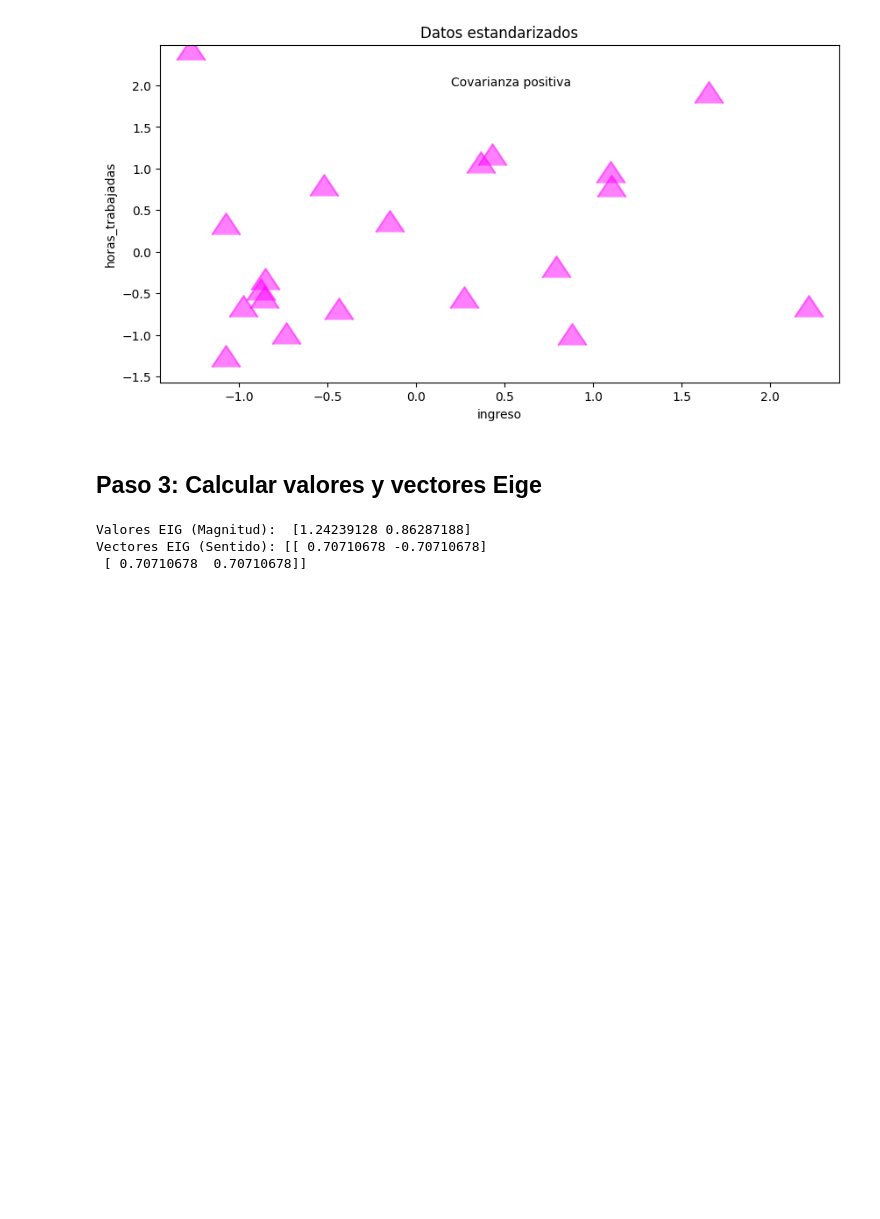
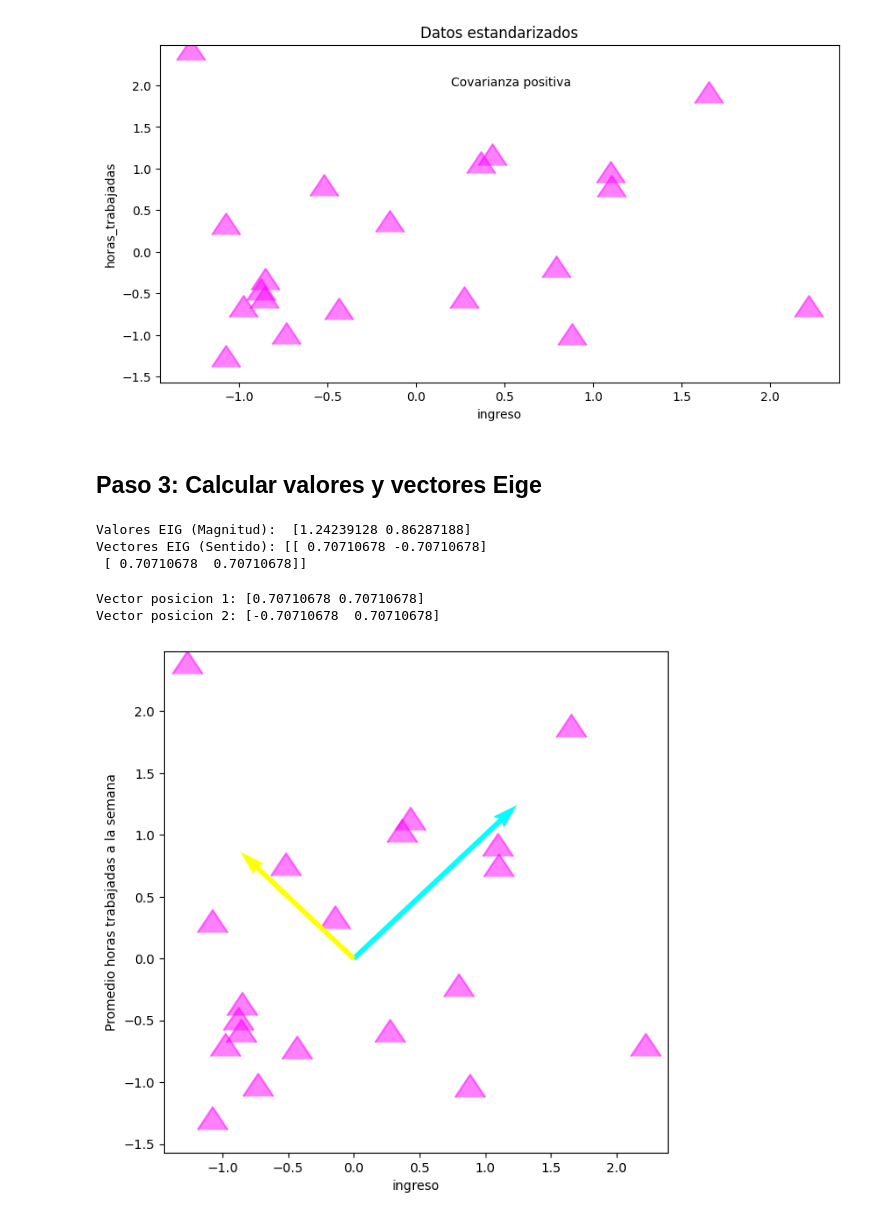
Before and after one commit to Thomas0624/Machine-Learning, a Jupyter notebook: PCA.ipynb, the cells around one changed output. Drawn from its saved outputs; the diff is of its cells as text; code cells hidden in the pictures; blank space fills up the shorter version.

```diff
--- a/PCA.ipynb
+++ b/PCA.ipynb
@@ -105,3 +104,23 @@ print(f'Vectores EIG (Sentido): {vecsEIG}')
 Valores EIG (Magnitud):  [1.24239128 0.86287188]
 Vectores EIG (Sentido): [[ 0.70710678 -0.70710678]
  [ 0.70710678  0.70710678]]
+# %%
+vec_1 = vecsEIG[:,0] #valores de la matriz - primer vector - posición 0
+vec_2 = vecsEIG[:,1] #valores de la matriz - primer vector - posicion 1
+
+print(f'Vector posicion 1: {vec_1}')
+print(f'Vector posicion 2: {vec_2}')
+# %% [output]
+Vector posicion 1: [0.70710678 0.70710678]
+Vector posicion 2: [-0.70710678  0.70710678]
+# %%
+plt.figure(figsize = (7,7))
+
+plt.scatter(df_standar['ingreso'],df_standar['horas_trabajadas'], marker=10,s=550, color = 'magenta', alpha = 0.5)
+plt.xlabel('ingreso')
+plt.ylabel('Promedio horas trabajadas a la semana')
+plt.quiver(0,0,vec_1[0]/abs(vec_1[0])*valsEIG[0],vec_1[1]/abs(vec_1[1])*valsEIG[0],color = 'cyan', angles="xy",scale_units="xy",scale= 1, width=0.01)
+plt.quiver(0,0,vec_2[0]/abs(vec_2[0])*valsEIG[1],vec_2[1]/abs(vec_2[1])*valsEIG[1],color = 'yellow', angles="xy",scale_units="xy",scale= 1, width=0.01)
+plt.show()
+# %% [output]
+[figure, added]
```
Also changed, not shown: parts of 10 cells of this notebook, 18 other files.
